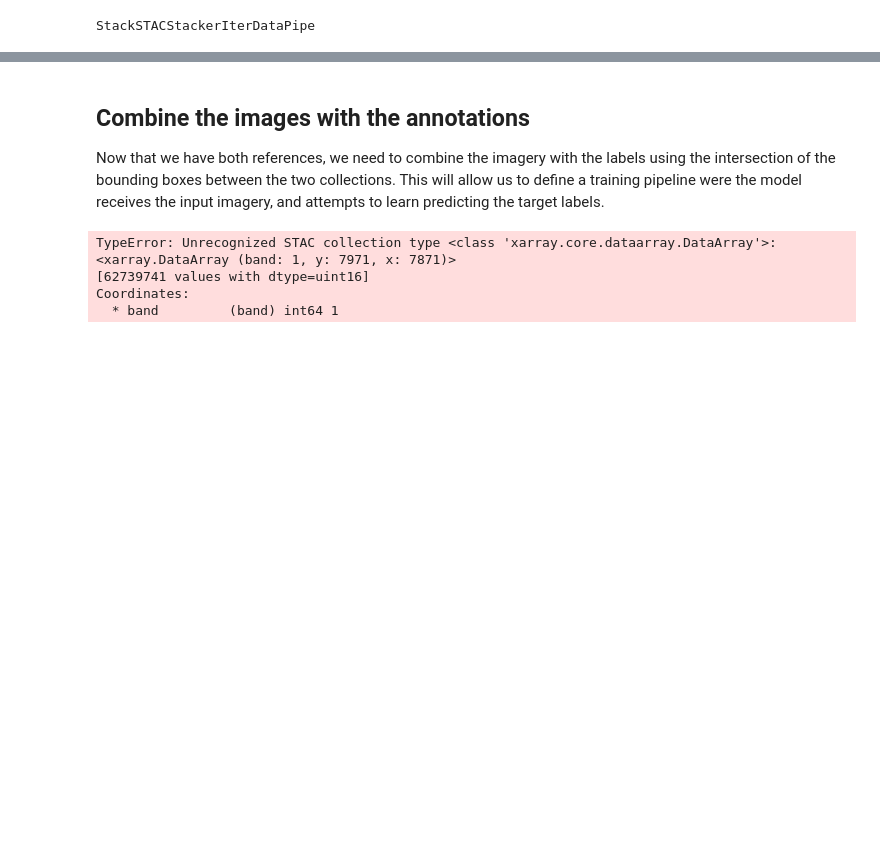
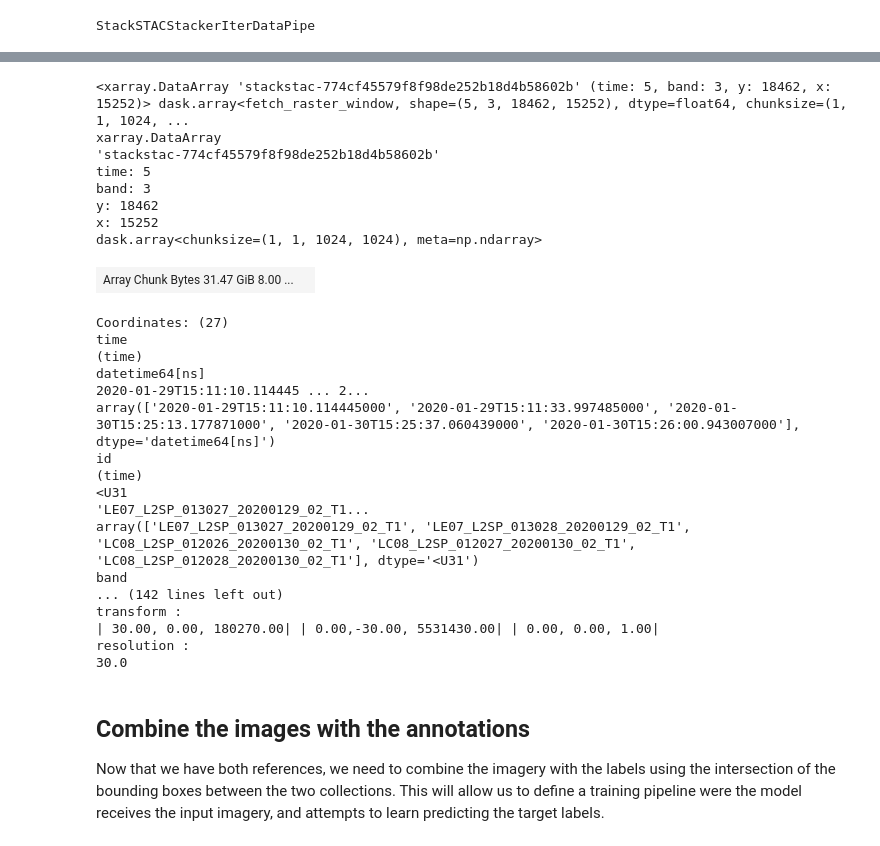
Before and after one commit to ai-extensions/stac-data-loader, a Jupyter notebook: notebooks/stac_dataloader.ipynb, the cells around one changed output, grey strips where cells are left out. Saved outputs shown, nothing was run; the diff lists cells and outputs as text; code cells hidden in the pictures; blank space fills up the shorter version.

Commit message:
obtain stacked RGB landsat images from STAC catalogue

```diff
--- a/notebooks/stac_dataloader.ipynb
+++ b/notebooks/stac_dataloader.ipynb
@@ -262,0 +330,4 @@ we now need to combine multiple bands represented by distinct assets into RGB im
+# %%
+label_info = signed_label_items[0].extra_fields["raster:bands"][0]
+resolution = label_info["spatial_resolution"]
+resolution  # meters
@@ -263,16 +336,19 @@ we now need to combine multiple bands represented by distinct assets into RGB im
 # %%
+# WARNING: ensure this is imported, otherwise "stack_stac_items" property won't be registered!
 from zen3geo.datapipes import StackSTACStacker  # noqa
 
 image_bands = ["red", "blue", "green"]
 signed_image_items = [
-    planetary_computer.sign(item.assets[band])
-    for band in image_bands
+    planetary_computer.sign(item)
     for item in found_image_items
 ]
 
-xr_image_iter = [rioxarray.open_rasterio(item.href) for item in signed_image_items]
-dp_image = torchdata.datapipes.iter.IterableWrapper(iterable=xr_image_iter)
-batch_image = dp_image.stack_stac_items(assets=image_bands)
+dp_image = torchdata.datapipes.iter.IterableWrapper(iterable=[signed_image_items])
+batch_image = dp_image.stack_stac_items(
+    assets=image_bands,
+    epsg=32619,  # expected CRS, will be useful to transform later when combining with labels that use a different CRS
+    resolution=resolution,  # resample image (as necessary) to eventually align with previously collected labels
+)
 batch_image
 # %% [output]
 StackSTACStackerIterDataPipe
@@ -279,14 +361,36 @@ StackSTACStackerIterDataPipe
+# %%
+image_stack = next(iter(batch_image))  # NOTE: to use as a DataLoader in a training pipeline, replace by for-loop
+image_stack
+# %% [output]
+<xarray.DataArray 'stackstac-774cf45579f8f98de252b18d4b58602b' (time: 5, band: 3, y: 18462, x: 15252)> dask.array<fetch_raster_window, shape=(5, 3, 18462, 15252), dtype=float64, chunksize=(1, 1, 1024, ...
+xarray.DataArray
+'stackstac-774cf45579f8f98de252b18d4b58602b'
+time: 5
+band: 3
+y: 18462
+x: 15252
+dask.array<chunksize=(1, 1, 1024, 1024), meta=np.ndarray>
+| Array Chunk Bytes 31.47 GiB 8.00 ... |  |
+Coordinates: (27)
+time
+(time)
+datetime64[ns]
+2020-01-29T15:11:10.114445 ... 2...
+array(['2020-01-29T15:11:10.114445000', '2020-01-29T15:11:33.997485000', '2020-01-30T15:25:13.177871000', '2020-01-30T15:25:37.060439000', '2020-01-30T15:26:00.943007000'], dtype='datetime64[ns]')
+id
+(time)
+<U31
+'LE07_L2SP_013027_20200129_02_T1...
+array(['LE07_L2SP_013027_20200129_02_T1', 'LE07_L2SP_013028_20200129_02_T1', 'LC08_L2SP_012026_20200130_02_T1', 'LC08_L2SP_012027_20200130_02_T1', 'LC08_L2SP_012028_20200130_02_T1'], dtype='<U31')
+band
+... (142 lines left out)
+transform :
+| 30.00, 0.00, 180270.00| | 0.00,-30.00, 5531430.00| | 0.00, 0.00, 1.00|
+resolution :
+30.0
 # %% [markdown]
 ## Combine the images with the annotations
 
 Now that we have both references, we need to combine the imagery with the labels using the intersection of the bounding boxes
 between the two collections. This will allow us to define a training pipeline were the model receives the input imagery, and
 attempts to learn predicting the target labels.
-# %%
-image = next(iter(batch_image))  # NOTE: to use as a DataLoader in a training pipeline, replace by for-loop
-image
-# %% [output]
-TypeError: Unrecognized STAC collection type <class 'xarray.core.dataarray.DataArray'>: <xarray.DataArray (band: 1, y: 7971, x: 7871)>
-[62739741 values with dtype=uint16]
-Coordinates:
-  * band         (band) int64 1
```
Also changed, not shown: parts of 10 cells of this notebook.
